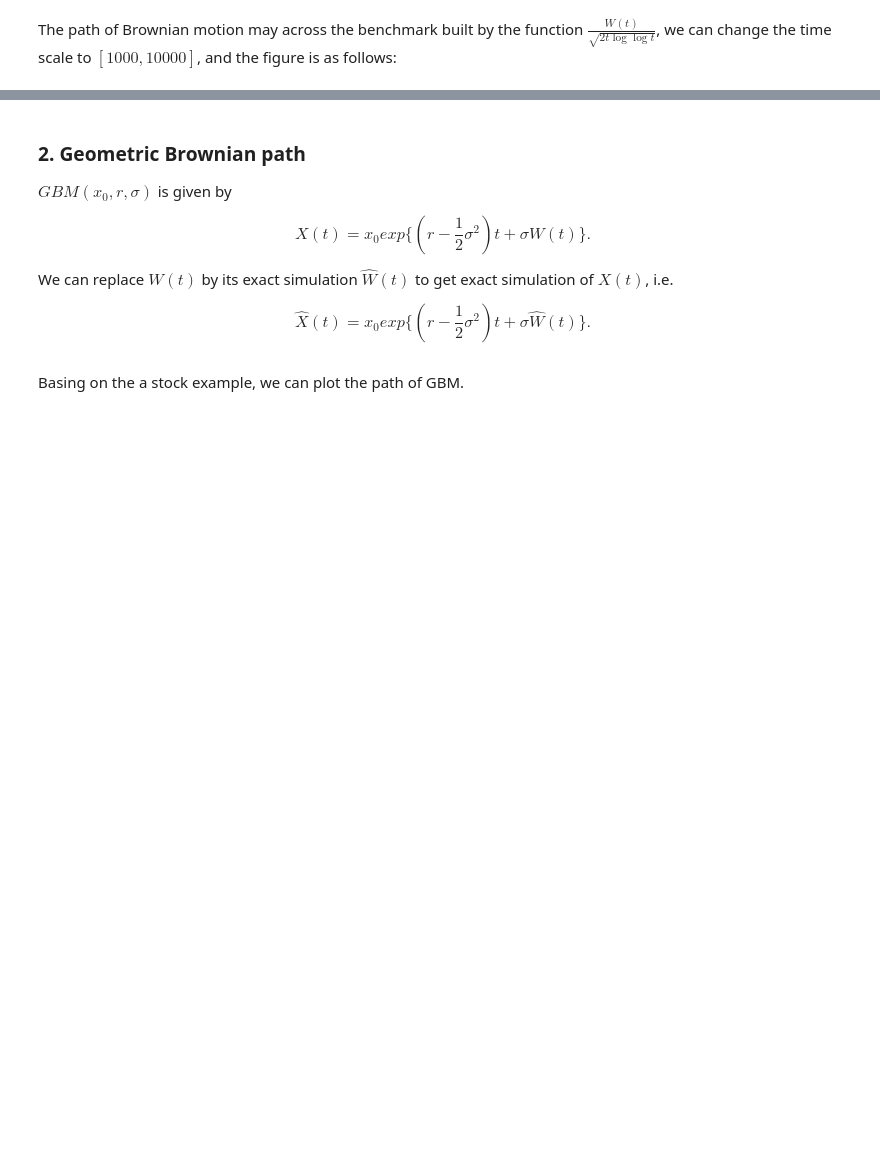
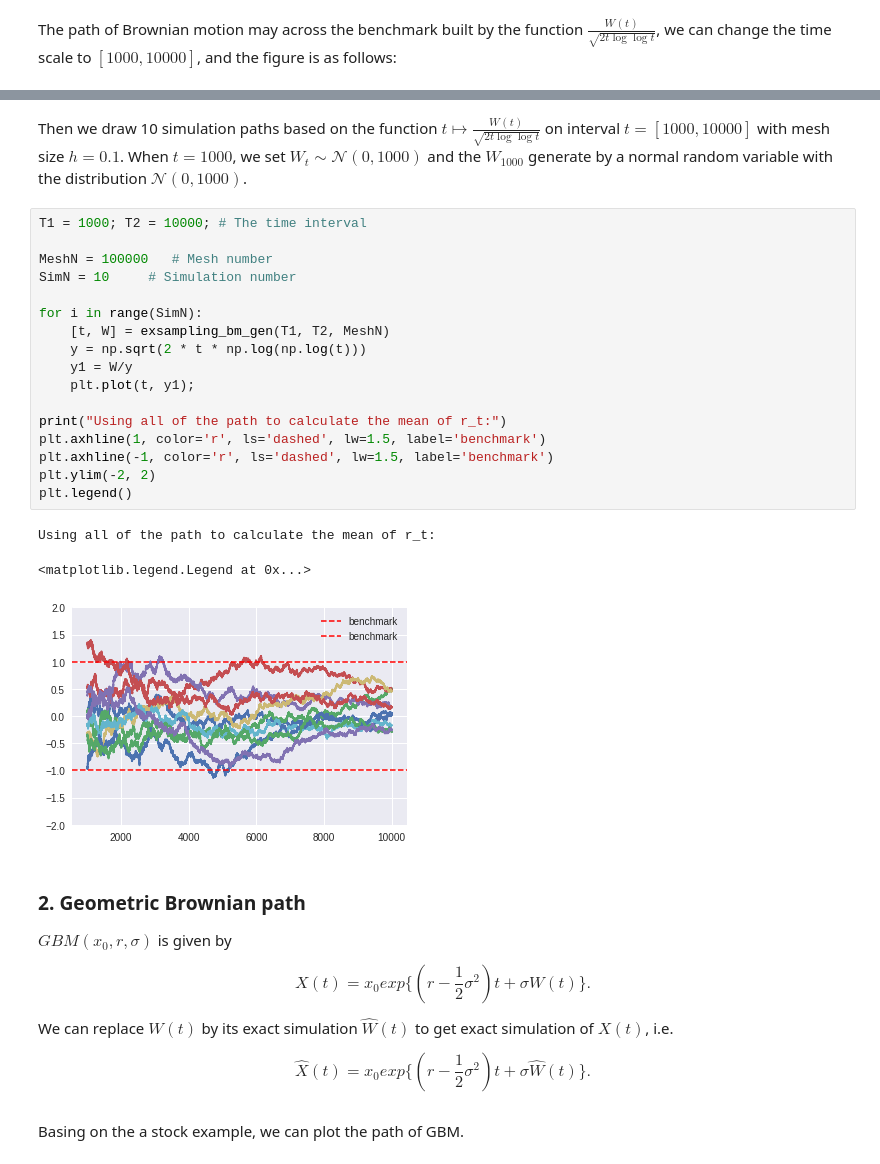
Before and after one commit to JiaminJIAN/20MA573, a Jupyter notebook: src/One_dimensional_Brownian_motion_path_simulation2.ipynb, the cells around one changed output, grey strips where cells are left out. Saved outputs shown, nothing was run; the diff lists cells and outputs as text; blank space fills up the shorter version.

```diff
--- a/src/One_dimensional_Brownian_motion_path_simulation2.ipynb
+++ b/src/One_dimensional_Brownian_motion_path_simulation2.ipynb
@@ -125,3 +131,26 @@ plt.legend()
+# %% [markdown]
+Then we draw 10 simulation paths based on the function $t \mapsto \frac{W(t)}{\sqrt{2t \log \log t}}$ on interval $t = [1000, 10000]$ with mesh size $h = 0.1$. When $t = 1000$, we set $W_t \sim \mathcal{N} (0, 1000)$ and the $W_{1000}$ generate by a normal random variable with the distribution $\mathcal{N} (0, 1000)$.
+# %%
+T1 = 1000; T2 = 10000; # The time interval
+
+MeshN = 100000   # Mesh number
+SimN = 10     # Simulation number
+
+for i in range(SimN):
+    [t, W] = exsampling_bm_gen(T1, T2, MeshN)
+    y = np.sqrt(2 * t * np.log(np.log(t)))
+    y1 = W/y
+    plt.plot(t, y1);
+
+print("Using all of the path to calculate the mean of r_t:")
+plt.axhline(1, color='r', ls='dashed', lw=1.5, label='benchmark')
+plt.axhline(-1, color='r', ls='dashed', lw=1.5, label='benchmark')
+plt.ylim(-2, 2)
+plt.legend()
+# %% [output]
+Using all of the path to calculate the mean of r_t:
+<matplotlib.legend.Legend at 0x...>
+[figure, added]
 # %% [markdown]
 ### **2. Geometric Brownian path**
 
```
Also changed, not shown: parts of 8 cells of this notebook.
